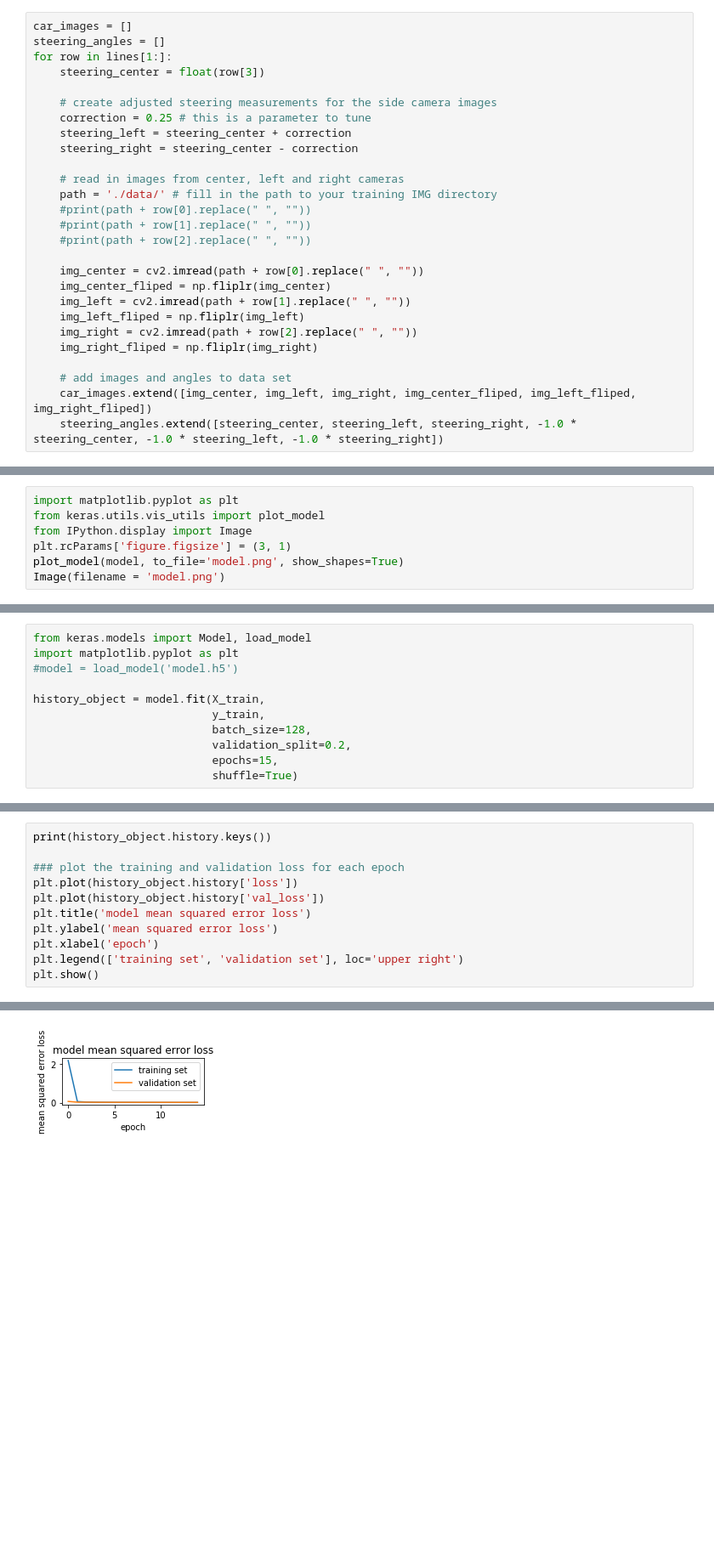
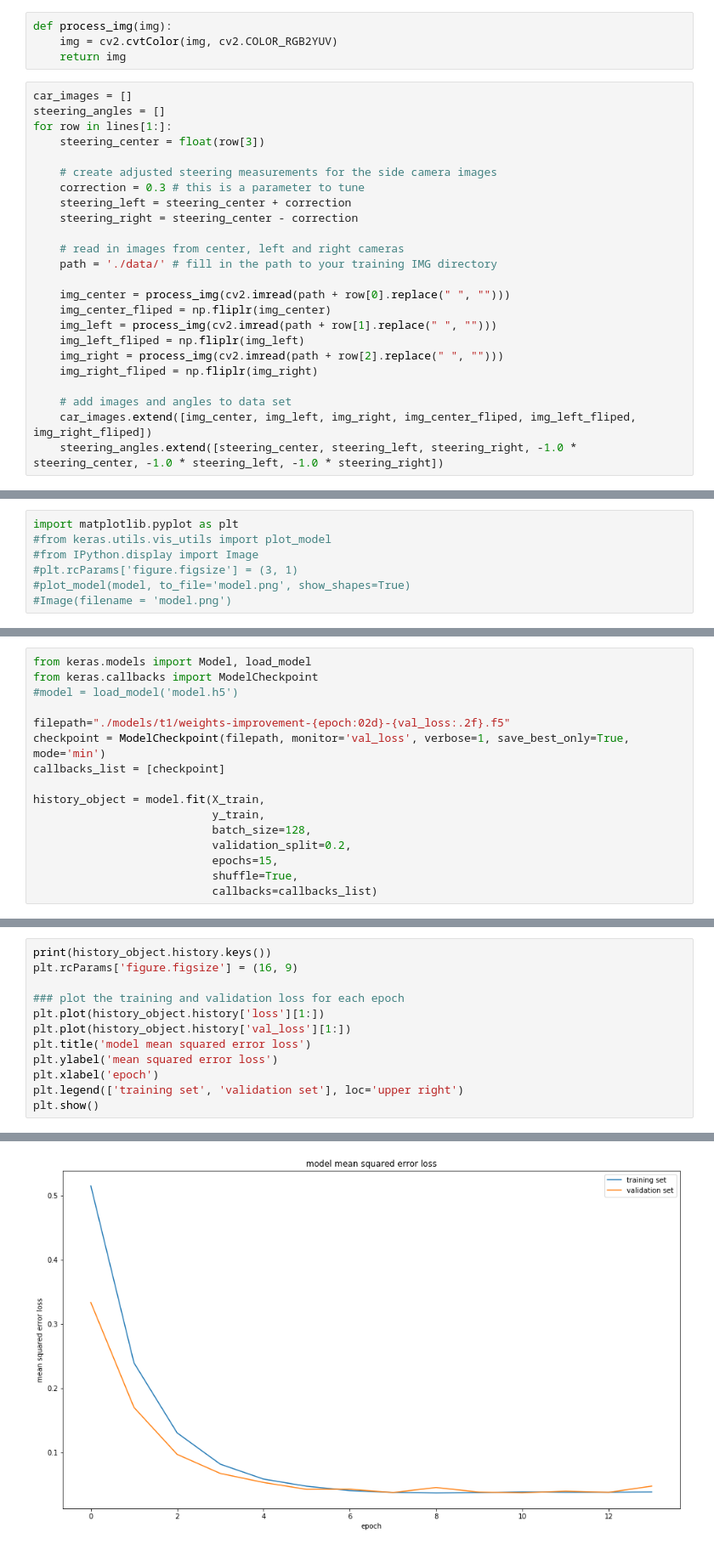
Before and after one commit to Meirtz/CarND-Behavioral-Cloning-P3, a Jupyter notebook: P3.ipynb, the cells around one changed output, grey strips where cells are left out. Shown at 85% size. Drawn from its saved outputs; the diff is of its cells as text; blank space fills up the shorter version.

Commit message:
Use simpler model, better but still failed.

```diff
--- a/P3.ipynb
+++ b/P3.ipynb
@@ -9,6 +9,10 @@ with open('./data/driving_log.csv') as csvfile:
     reader = csv.reader(csvfile)
     for line in reader:
         lines.append(line)
+# %%
+def process_img(img):
+    img = cv2.cvtColor(img, cv2.COLOR_RGB2YUV)
+    return img
 # %%
 car_images = []
 steering_angles = []
@@ -16,21 +20,18 @@ for row in lines[1:]:
     steering_center = float(row[3])
 
     # create adjusted steering measurements for the side camera images
-    correction = 0.25 # this is a parameter to tune
+    correction = 0.3 # this is a parameter to tune
     steering_left = steering_center + correction
     steering_right = steering_center - correction
 
     # read in images from center, left and right cameras
     path = './data/' # fill in the path to your training IMG directory
-    #print(path + row[0].replace(" ", ""))
-    #print(path + row[1].replace(" ", ""))
-    #print(path + row[2].replace(" ", ""))
 
-    img_center = cv2.imread(path + row[0].replace(" ", ""))
+    img_center = process_img(cv2.imread(path + row[0].replace(" ", "")))
     img_center_fliped = np.fliplr(img_center)
-    img_left = cv2.imread(path + row[1].replace(" ", ""))
+    img_left = process_img(cv2.imread(path + row[1].replace(" ", "")))
     img_left_fliped = np.fliplr(img_left)
-    img_right = cv2.imread(path + row[2].replace(" ", ""))
+    img_right = process_img(cv2.imread(path + row[2].replace(" ", "")))
     img_right_fliped = np.fliplr(img_right)
 
     # add images and angles to data set
@@ -72,8 +125,8 @@ model.compile(loss='mse', optimizer='adam', lr=0.001)
 Using TensorFlow backend.
 # %%
 import matplotlib.pyplot as plt
-from keras.utils.vis_utils import plot_model
-from IPython.display import Image
-plt.rcParams['figure.figsize'] = (3, 1)
-plot_model(model, to_file='model.png', show_shapes=True)
-Image(filename = 'model.png')
+#from keras.utils.vis_utils import plot_model
+#from IPython.display import Image
+#plt.rcParams['figure.figsize'] = (3, 1)
+#plot_model(model, to_file='model.png', show_shapes=True)
+#Image(filename = 'model.png')
@@ -82,14 +133,19 @@ Image(filename = 'model.png')
 # %%
 from keras.models import Model, load_model
-import matplotlib.pyplot as plt
+from keras.callbacks import ModelCheckpoint
 #model = load_model('model.h5')
+
+filepath="./models/t1/weights-improvement-{epoch:02d}-{val_loss:.2f}.f5"
+checkpoint = ModelCheckpoint(filepath, monitor='val_loss', verbose=1, save_best_only=True, mode='min')
+callbacks_list = [checkpoint]
 
 history_object = model.fit(X_train,
                            y_train,
                            batch_size=128,
                            validation_split=0.2,
                            epochs=15,
-                           shuffle=True)
+                           shuffle=True,
+                           callbacks=callbacks_list)
 # %% [output]
 kwargs passed to function are ignored with Tensorflow backend
   warnings.warn('\n'.join(msg))
@@ -113,9 +169,10 @@ Epoch 15/15
 # %%
 print(history_object.history.keys())
+plt.rcParams['figure.figsize'] = (16, 9)
 
 ### plot the training and validation loss for each epoch
-plt.plot(history_object.history['loss'])
-plt.plot(history_object.history['val_loss'])
+plt.plot(history_object.history['loss'][1:])
+plt.plot(history_object.history['val_loss'][1:])
 plt.title('model mean squared error loss')
 plt.ylabel('mean squared error loss')
 plt.xlabel('epoch')
@@ -126,2 +183,2 @@ dict_keys(['loss', 'val_loss'])
-[figure, old version]
+[figure, new version]
 # %%
```
Also changed, not shown: parts of 8 cells of this notebook, 4 other files.
